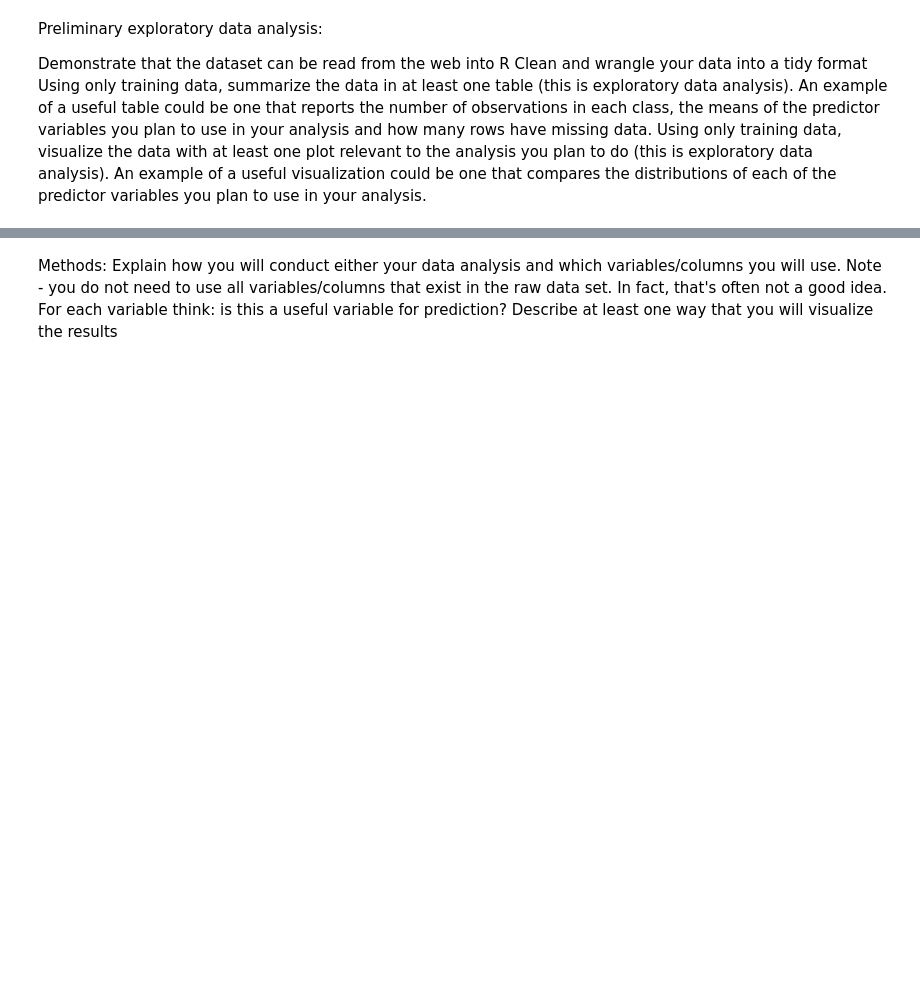
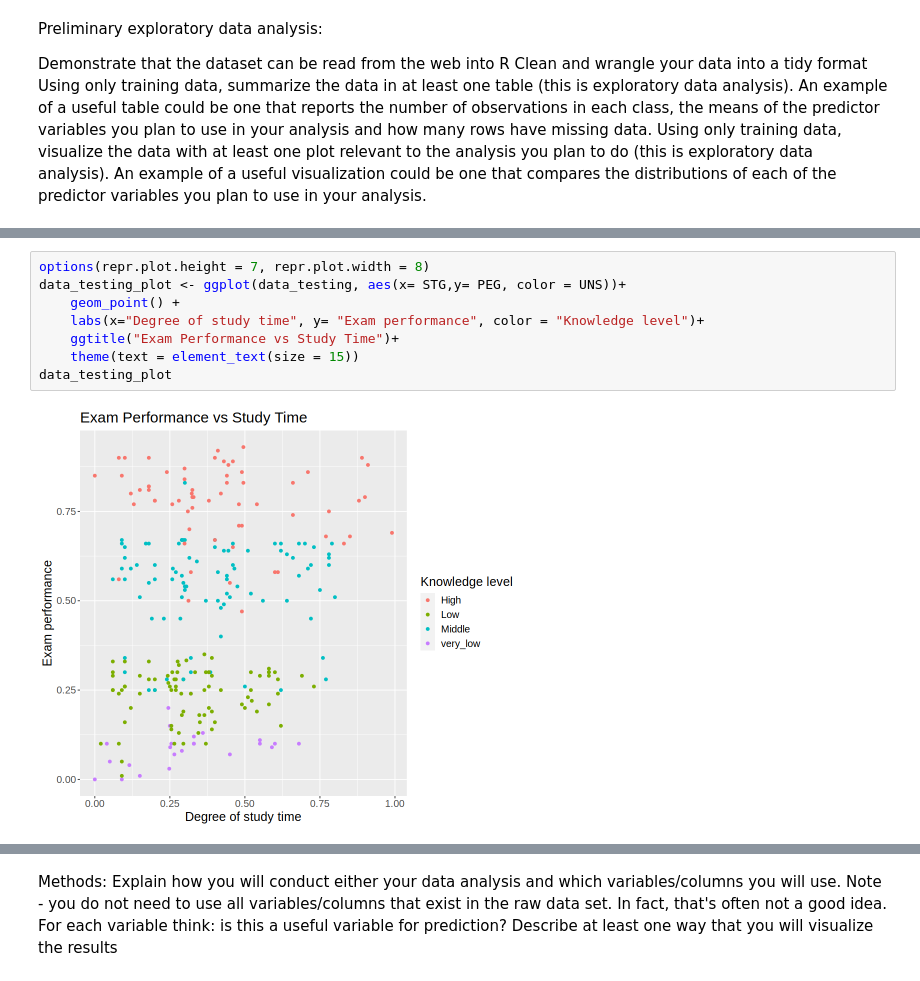
Before and after one commit to HeisSteve/-Students-Knowledge-Status-Classification-modeling-, a Jupyter notebook: Group_Project_Proposal.ipynb, the cells around one changed output, grey strips where cells are left out. Drawn from its saved outputs; the diff is of its cells as text; blank space fills up the shorter version.

```diff
--- a/Group_Project_Proposal.ipynb
+++ b/Group_Project_Proposal.ipynb
@@ -93,0 +111,10 @@ A tibble: 1 × 9
+# %%
+options(repr.plot.height = 7, repr.plot.width = 8)
+data_testing_plot <- ggplot(data_testing, aes(x= STG,y= PEG, color = UNS))+
+    geom_point() +
+    labs(x="Degree of study time", y= "Exam performance", color = "Knowledge level")+
+    ggtitle("Exam Performance vs Study Time")+
+    theme(text = element_text(size = 15))
+data_testing_plot
+# %% [output]
+[figure, added]
```
Also changed, not shown: parts of 8 cells of this notebook, 2 other files.
